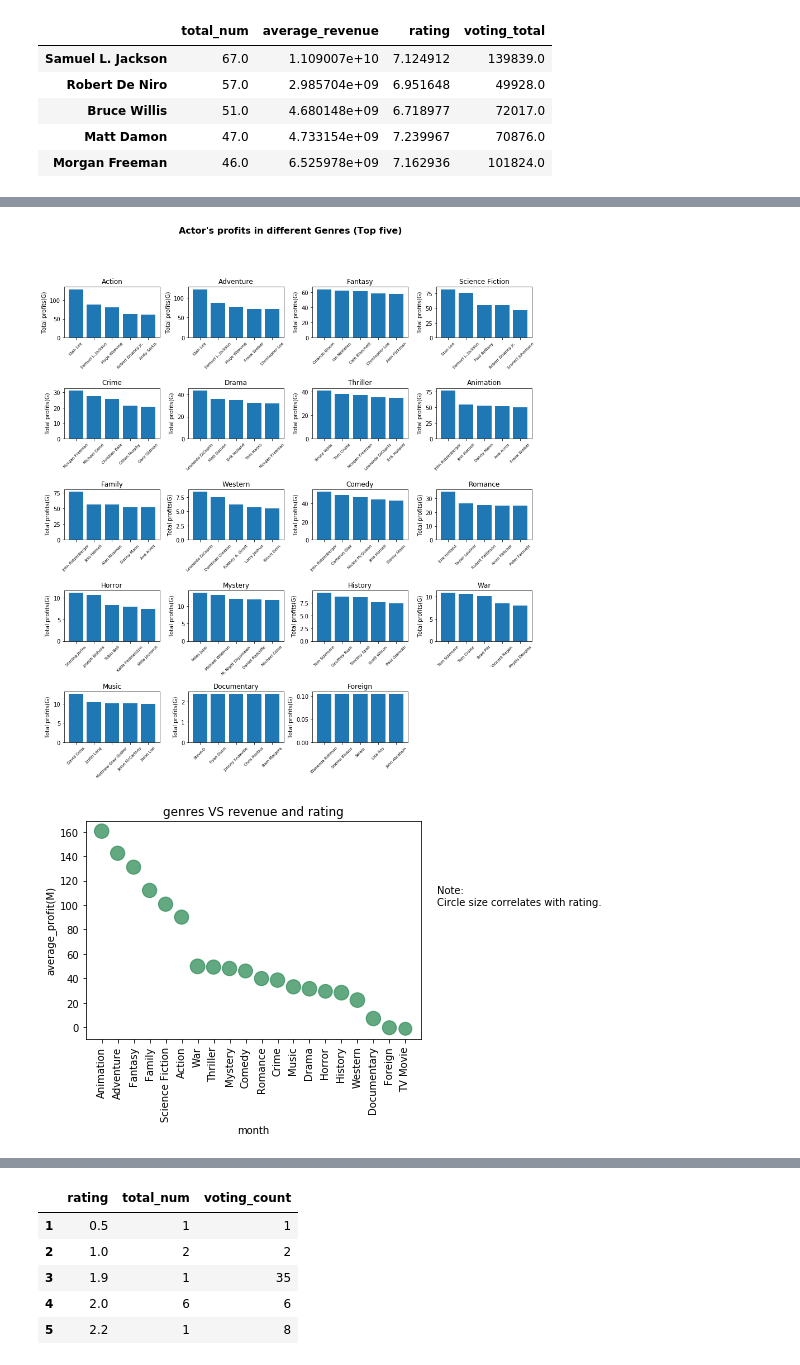
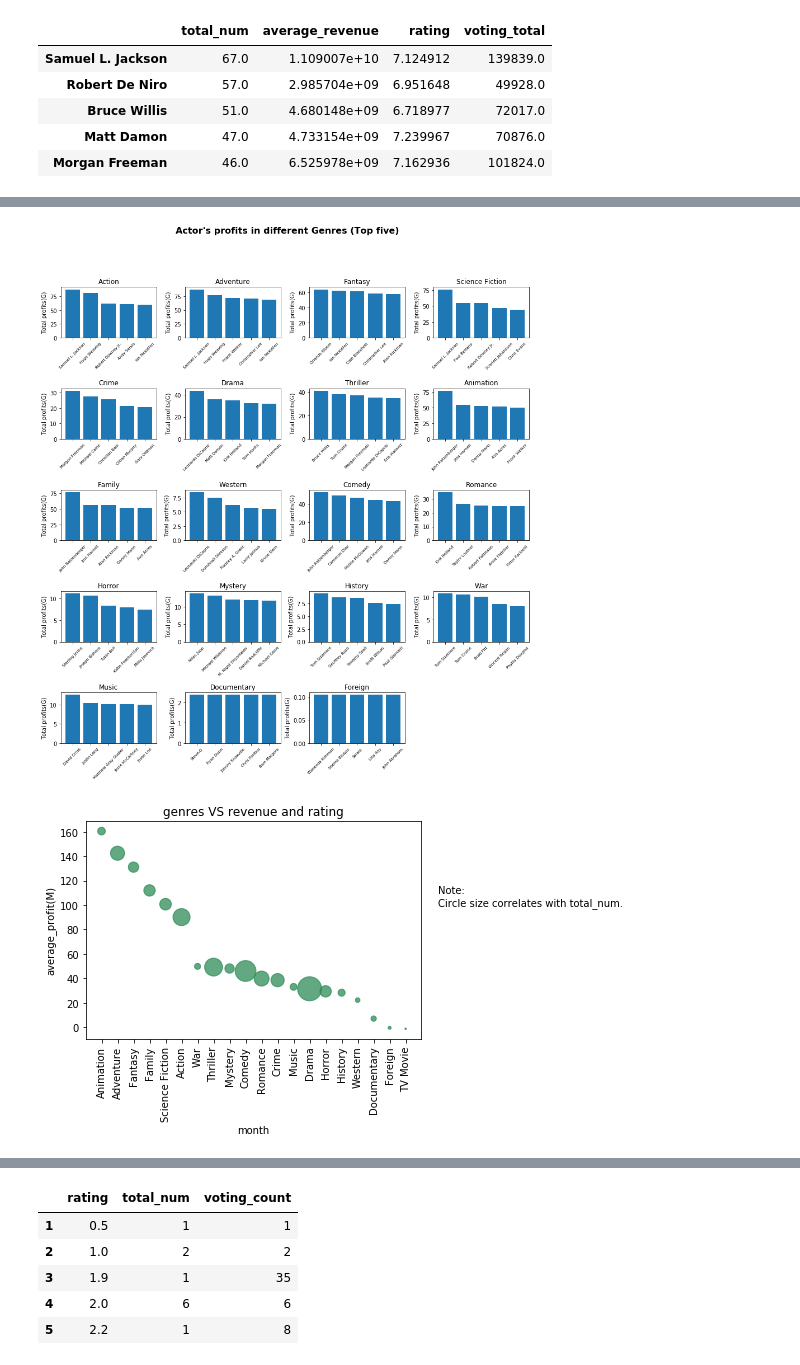
Before and after one commit to ljyljy/Project-1, a Jupyter notebook: first_project_1.ipynb, the cells around one changed output, grey strips where cells are left out. Drawn from its saved outputs; the diff is of its cells as text; code cells hidden in the pictures.

```diff
--- a/first_project_1.ipynb
+++ b/first_project_1.ipynb
@@ -56,6 +83,7 @@ period_total = {}
 # try to split the data to a list so can isolate the year and month
 # second loop converts the str here to int
 # try to fill or creat the year_total dictionary
+inflate = [25.4, 14.6, 18.7, 14.25, 9.57, 8.15, 4.77, 2.38, 1.68, 1.31, 1.08]
 for i in df_movies.index:
     date = df_movies['release_date'][i]
     try:
@@ -66,13 +94,13 @@ for i in df_movies.index:
         date_list[j] = int(date_list[j])
     date_period = date_list[1]
     year = date_list[0] // 10
+    df_movies['revenue'][i] *= inflate[year - 191]
     year_total = total_count(df_movies, year, year_total)
     period_total = total_count(df_movies, date_period, period_total)
 # change the columns name
 columns = {'index': 'years', 0: 'total_num', 1: 'average_revenue', 2: 'rating',
            3: 'voting_total'}
 # use middle of 10 years inflate to adjust (like 1910s use 1915 because before 1913 the data is not available)
-inflate = [25.4, 14.6, 18.7, 14.25, 9.57, 8.15, 4.77, 2.38, 1.68, 1.31, 1.08]
 # calculate average profit and average rate in the dictionary for year and month
 for i in year_total.keys():
     year_total[i][1] = year_total[i][1] / year_total[i][0]
@@ -85,12 +113,13 @@ df_year = convert_df(year_total, columns, True, True)
 df_year['years'] = [1910,1920,1930,1940,1950,1960,1970,1980,1990,2000,2010]
 # inflate adjustion
 for i in range(11):
-    df_year['average_revenue'][i] = df_year['average_revenue'][i]  * inflate[i] /1000000
+    df_year['average_revenue'][i] = df_year['average_revenue'][i] /1000000
 df_period = convert_df(period_total, columns, True, False)
 df_period['month'] = [1,2,3,4,5,6,7,8,9,10,11,12]
 # save in output as a csv
 df_year.to_csv('Output/csv/year_collect.csv')
 df_period.to_csv('Output/csv/month_collect.csv')
+df_movies = pd.read_csv(csv_path_1, low_memory=False)
 df_period.head()
 # %% [output]
 A value is trying to be set on a copy of a slice from a DataFrame
@@ -124,18 +156,19 @@ plt.show()
 [figure]
 # %%
 # month figure making similar as year period figure
-rate_period = df_period['rating'].tolist()
-size = 30
+rate_period = df_period['total_num'].tolist()
+size = 1.5
 for i in range(len(rate_period)):
     rate_period[i] = rate_period[i] * size
 df_period.plot.scatter(x = 'month', y = 'average_revenue', c='green', s = rate_period, alpha = 0.75)
-plt.xlim(0.5, 12.9)
+plt.xlim(0.5, 12.5)
+plt.ylim(10, 190)
 plt.title("month VS revenue and rating")
 plt.xlabel("month")
 plt.ylabel("profit(M)")
 plt.xticks((1,2,3,4,5,6,7,8,9,10,11,12),
            ('Jan', 'Feb', 'Mar', 'Apr', 'May', 'Jun', 'Jul', 'Aug', 'Sep', 'Oct', 'Nov', 'Dec'))
-plt.text(13, 70, 'Note:\nCircle size correlates with rating.')
+plt.text(13, 70, 'Note:\nCircle size correlates with total num.')
 plt.savefig("Output/png/month_vs_revenueAndRating.png", bbox_inches = 'tight', dpi = 300)
 plt.show()
 # %% [output]
@@ -205,6 +249,8 @@ for i in df_total.index:
             genres_name = j['name']
             for k in actor:
                 actor_name = k['name']
+                if actor_name == 'Stan Lee':
+                    continue
                 if genres_name in genres_dict.keys():
                     genres_dict[genres_name] = total_count(df_total, actor_name, genres_dict[genres_name])
                 else:
@@ -262,7 +308,7 @@ ax20.axis('off')
 plt.savefig("Output/png/Actor's_revenue_in_genres.png", bbox_inches = 'tight', dpi = 300)
 plt.show()
 # %% [output]
-[figure, old version]
+[figure, new version]
 # %%
 # genres total combined data collection
 genres_total = {}
@@ -283,25 +329,25 @@ df_genres_reset.to_csv("Output/csv/genres_collect.csv")
 # %%
 #genres VS revenue figure making
 # similar method as period figure
-rating_genres = df_genres['rating'].tolist()
+rating_genres = df_genres['total_num'].tolist()
 name_list = df_genres_reset['index'].tolist()
-size = 30
+size = 0.25
 for i in range(len(rating_genres)):
     rating_genres[i] = rating_genres[i] * size
 df_genres.plot.scatter(x = 'order', y = 'average_revenue', s = rating_genres,
                      c = 'seagreen', alpha = 0.75, rot = 90)
 # plt.xlim(20, 3000)
 # plt.ylim(20, 2400)
 plt.title("genres VS revenue and rating")
 plt.xlabel("month")
 plt.ylabel("average_profit(M)")
 plt.xticks((0,1,2,3,4,5,6,7,8,9,10,11,12,13,14,15,16,17,18,19),
            tuple(name_list))
-plt.text(21, 100, 'Note:\nCircle size correlates with rating.')
+plt.text(21, 100, 'Note:\nCircle size correlates with total_num.')
 plt.savefig("Output/png/genres_VS_revenueAndRating.png", bbox_inches = 'tight', dpi = 300)
 plt.show()
 # %% [output]
-[figure, old version]
+[figure, new version]
 # %%
 # budget vs revenue linear regression fig making
 # remove all the N/A and 0 in budget and revenue
```
Also changed, not shown: parts of 13 cells of this notebook, 15 other files.
